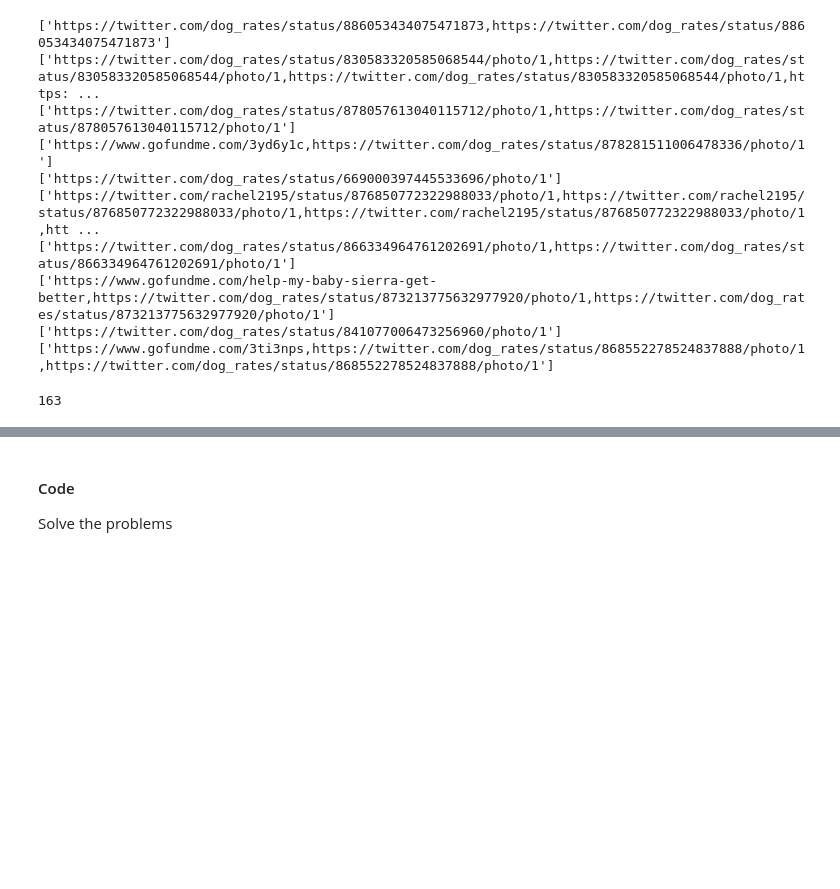
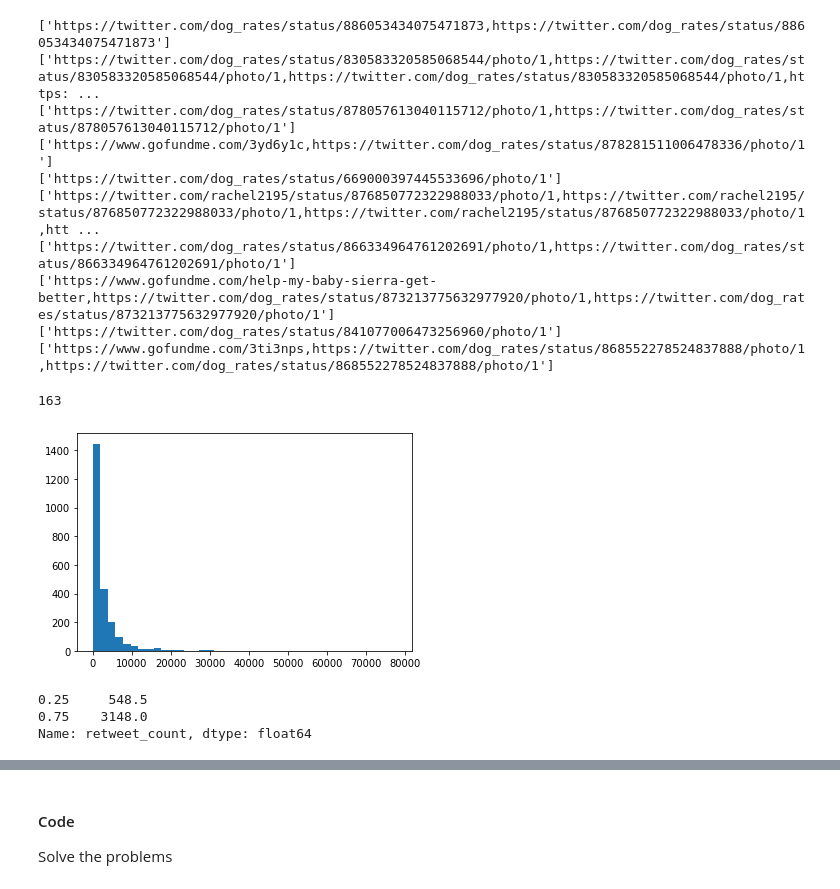
Before and after one commit to Nevesgmd/WeRateDogs-twitter-analysis, a Jupyter notebook: wrangle_act.ipynb, the cells around one changed output, grey strips where cells are left out. Drawn from its saved outputs; the diff is of its cells as text; code cells hidden in the pictures; blank space fills up the shorter version.

```diff
--- a/wrangle_act.ipynb
+++ b/wrangle_act.ipynb
@@ -513,3 +522,15 @@ for tweet_id in zero_favs_sample_ids:
 len(tweet_extra_data_df.query('favorite_count == 0'))
 # %% [output]
 163
+# %%
+# Checking retweet_count distribution
+plt.hist(tweet_extra_data_df.retweet_count, bins=40);
+# %% [output]
+[figure, added]
+# %%
+# Checking retweet_count interquartile range
+tweet_extra_data_df.retweet_count.quantile([0.25, 0.75])
+# %% [output]
+0.25     548.5
+0.75    3148.0
+Name: retweet_count, dtype: float64
```
Also changed, not shown: parts of 19 cells of this notebook.
